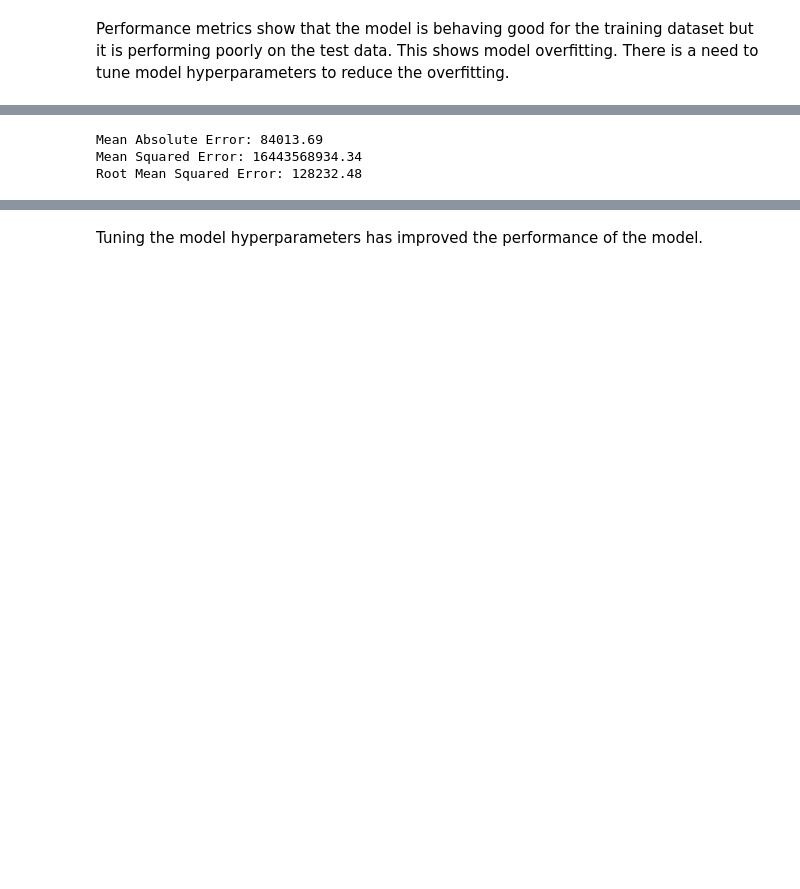
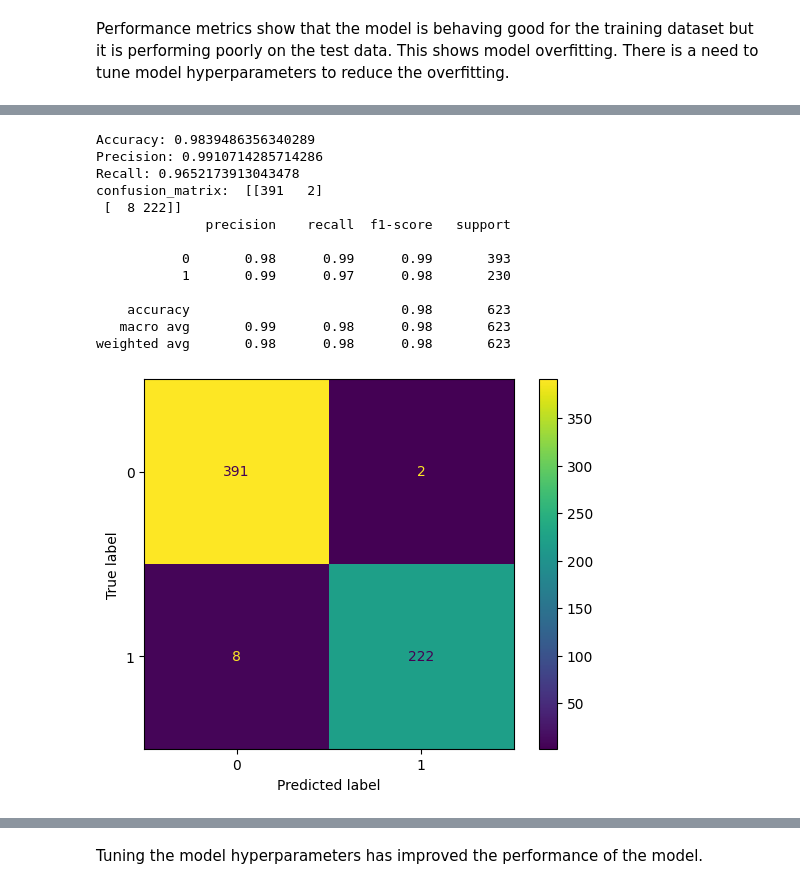
Before and after one commit to btalha23/AIDI_2000_Applied_Machine_Learning, a Jupyter notebook: Assignment_#1/BT_AIDI_2000_Assignment_#1_Predictions_for_Titanic_Dataset.ipynb, the cells around one changed output, grey strips where cells are left out. Saved outputs shown, nothing was run; the diff lists cells and outputs as text; code cells hidden in the pictures; blank space fills up the shorter version.

```diff
--- a/Assignment_#1/BT_AIDI_2000_Assignment_#1_Predictions_for_Titanic_Dataset.ipynb
+++ b/Assignment_#1/BT_AIDI_2000_Assignment_#1_Predictions_for_Titanic_Dataset.ipynb
@@ -312,16 +346,31 @@ GridSearchCV(estimator=RandomForestRegressor(),
                          'n_estimators': [120, 125, 130]})
 # %%
 # Predict the output using the training data using the created/ fitted model
-y_pred_train = rf_reg_opt.predict(X_train)
+y_pred_train = rf_clf_opt.predict(X_train)
 # Calculate the performance metrics like mean absolute error, mean squared error, root mean squared error
-# mean_absolute_error(y_train, y_pred_train)
-#Print MSE and RMSE
-print('Mean Absolute Error: {:.2f}'.format(mean_absolute_error(y_train, y_pred_train)))
-print('Mean Squared Error: {:.2f}'.format(mean_squared_error(y_train, y_pred_train)))
-print('Root Mean Squared Error: {:.2f}'.format(np.sqrt(mean_squared_error(y_train, y_pred_train))))
+# accuracy_score(y_train, y_pred_train)
+# Print performace metrics
+print('Accuracy: {}'.format(accuracy_score(y_train, y_pred_train)))
+print('Precision: {}'.format(precision_score(y_train, y_pred_train)))
+print('Recall: {}'.format(recall_score(y_train, y_pred_train)))
+print('confusion_matrix: ', confusion_matrix(y_train,y_pred_train))
+displ = ConfusionMatrixDisplay(confusion_matrix=confusion_matrix(y_train,y_pred_train))
+displ.plot()
+print(classification_report(y_train,y_pred_train))
 # %% [output]
-Mean Absolute Error: 84013.69
-Mean Squared Error: 16443568934.34
-Root Mean Squared Error: 128232.48
+Accuracy: 0.9839486356340289
+Precision: 0.9910714285714286
+Recall: 0.9652173913043478
+confusion_matrix:  [[391   2]
+ [  8 222]]
+              precision    recall  f1-score   support
+
+           0       0.98      0.99      0.99       393
+           1       0.99      0.97      0.98       230
+
+    accuracy                           0.98       623
+   macro avg       0.99      0.98      0.98       623
+weighted avg       0.98      0.98      0.98       623
+[figure, added]
 # %%
 # Predict the output using the test data using the created/ fitted model
```
Also changed, not shown: parts of 35 cells of this notebook.
